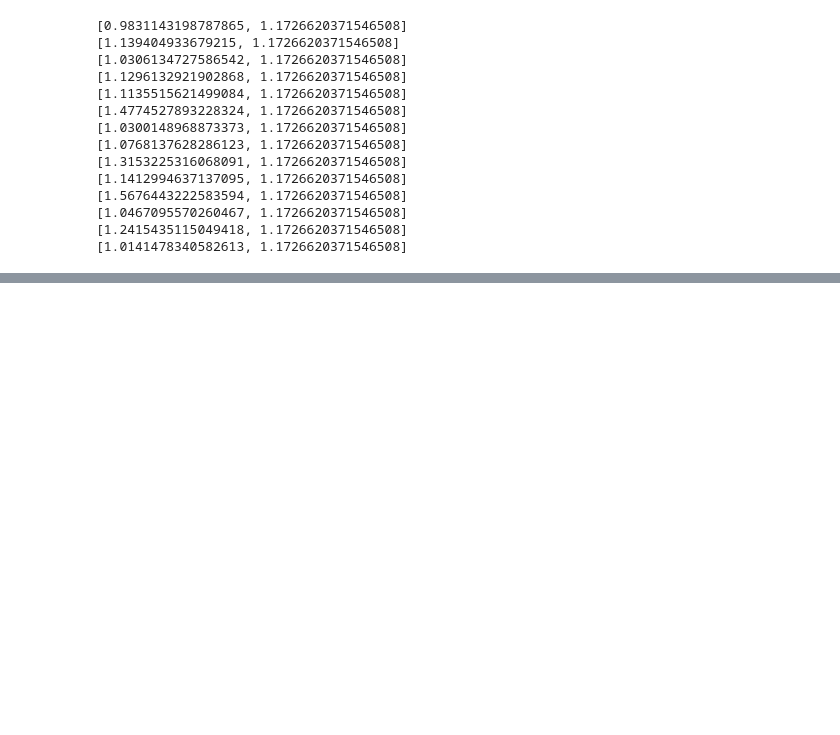
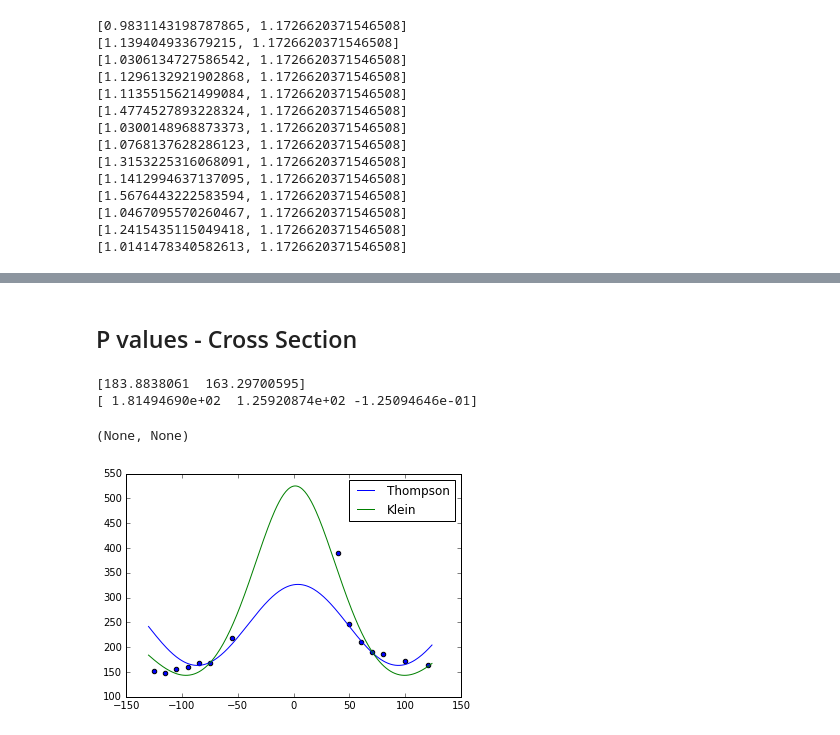
Before and after one commit to jmanlarkin/Compton, a Jupyter notebook: Scattering Fits.ipynb, the cells around one changed output, grey strips where cells are left out. Drawn from its saved outputs; the diff is of its cells as text; code cells hidden in the pictures; blank space fills up the shorter version.

```diff
--- a/Scattering Fits.ipynb
+++ b/Scattering Fits.ipynb
@@ -607,0 +584,46 @@ print(Chi2(angles, test1, energies, energies_err))
+# %% [markdown]
+## P values - Cross Section
+# %%
+def Thompson(theta, phi, A):
+    return A*(1+np.cos(np.deg2rad(theta - phi))**2)
+
+tot_counts = [data1, data2, data3, data4, data5, data6, data7, data8, data9, data10, data11, data12, data13, data14]
+p_den = [3.5, 2.5, 3.5, 2, 3, 2, 3, 3, 2, 3, 2, 3, 2.5, 3.5]
+total = np.zeros(len(tot_counts))
+
+for i in np.arange(0, len(tot_counts)):
+    total[i] += np.sum(tot_counts[i])
+
+pval = np.asarray(total)/(np.asarray(p_den)*60)
+
+#pval = np.abs(np.asarray([Al_55param[0][1], Al_65param[0][1], Al_75param[0][1], Al_85param[0][1], Al_95param[0][1],
+#                  Al_105param[0][1], Al_125param[0][1], Al_220param[0][1], Al_230param[0][1], Al_240param[0][1],
+#                  Al_250param[0][1], Al_260param[0][1], Al_280param[0][1], Al_300param[0][1]]))
+
+#pval = pval/(60*np.asarray(p_den))
+
+##Thompson
+tparam, tcov = curve_fit(Thompson, angles, pval, p0=[0.1, 3])
+
+plt.scatter(angles, pval)
+plt.plot(np.arange(-130, 125), Thompson(np.arange(-130, 125), *tparam), label='Thompson')
+
+##Klein
+def Klein(theta, phi, A, a):
+    cos = np.cos(np.deg2rad(theta - phi))
+    one = (1+cos**2)/(1+a*(1-cos)**2)
+    two = a**2*(1-cos)**2
+    three = (1+cos**2)*(1+a*(1-cos))
+    four = 1+(two/three)
+    return A*one*four
+
+kparam, kcov = curve_fit(Klein, angles, pval, p0=[0.1, 3, 2])
+
+plt.plot(np.arange(-130, 125), Klein(np.arange(-130, 125), *kparam), label='Klein')
+plt.legend()
+print(tparam), print(kparam)
+# %% [output]
+[183.8838061  163.29700595]
+[ 1.81494690e+02  1.25920874e+02 -1.25094646e-01]
+(None, None)
+[figure, added]
```
Also changed, not shown: parts of 11 cells of this notebook, 3 other files.
